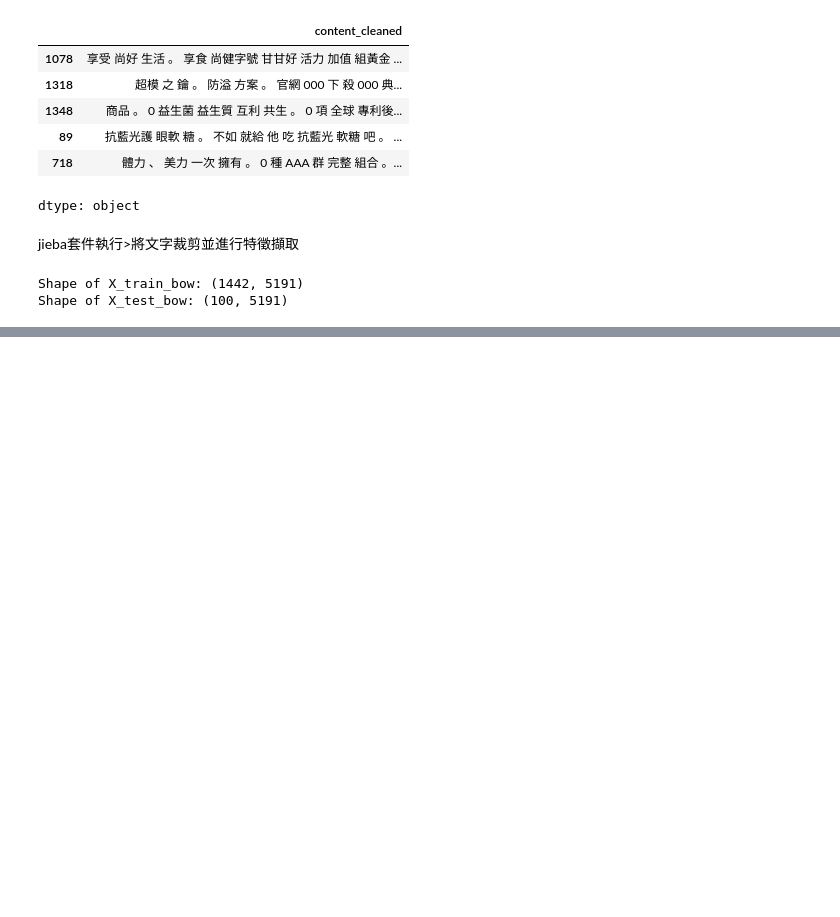
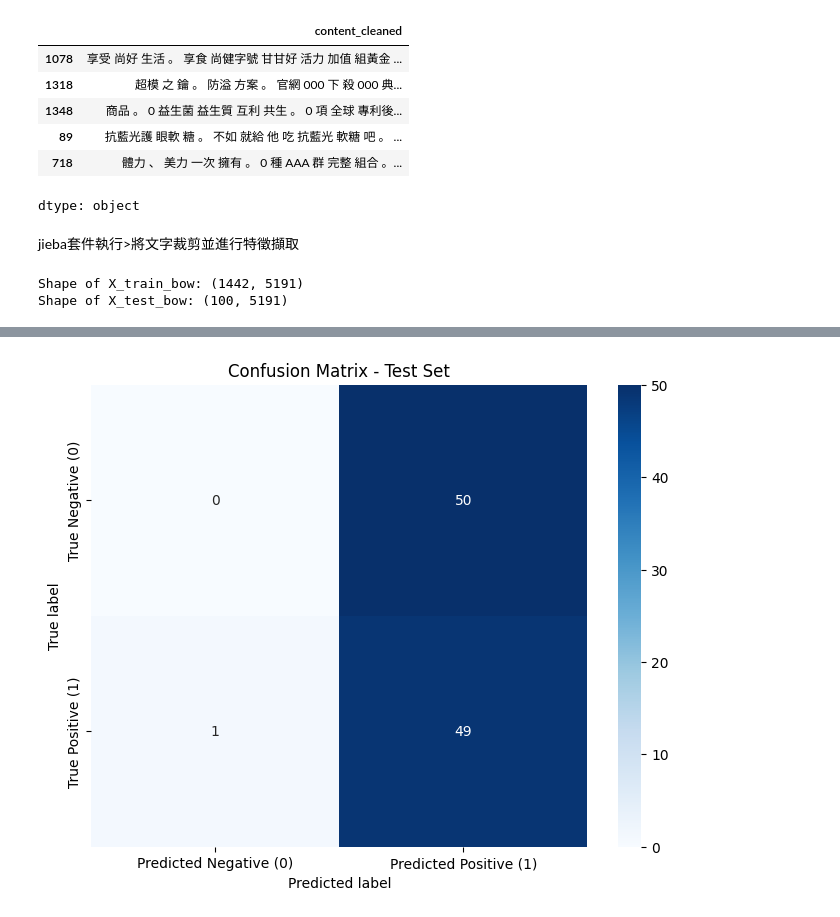
Before and after one commit to jennychiang-0912/MMFADataset-jenny, a Jupyter notebook: class_demo_code.ipynb, the cells around one changed output, grey strips where cells are left out. Saved outputs shown, nothing was run; the diff lists cells and outputs as text; code cells hidden in the pictures; blank space fills up the shorter version.

```diff
--- a/class_demo_code.ipynb
+++ b/class_demo_code.ipynb
@@ -227,0 +312,64 @@ Test Accuracy: 0.9400
+# %%
+from sklearn.metrics import confusion_matrix, classification_report
+import seaborn as sns
+import matplotlib.pyplot as plt
+import numpy as np
+
+# Ensure X_test_bow is a dense array and y_test is numerical
+X_test_dense = X_test_bow.toarray()
+y_test_numerical = y_test.astype(int).values
+
+# Predict probabilities and get class predictions
+y_pred_prob = model.predict(X_test_dense)
+y_pred = (y_pred_prob >= 0.5).astype(int).flatten()
+
+# Evaluate the model on the test set
+loss, accuracy = model.evaluate(X_test_dense, y_test_numerical)
+print(f"\nTest Loss: {loss:.4f}")
+print(f"Test Accuracy: {accuracy:.4f}")
+
+# Calculate and plot the confusion matrix
+cm = confusion_matrix(y_test_numerical, y_pred)
+plt.figure(figsize=(8, 6))
+sns.heatmap(cm, annot=True, fmt='d', cmap='Blues',
+            xticklabels=['Predicted Negative (0)', 'Predicted Positive (1)'],
+            yticklabels=['True Negative (0)', 'True Positive (1)'])
+plt.xlabel('Predicted label')
+plt.ylabel('True label')
+plt.title('Confusion Matrix - Test Set')
+plt.show()
+
+# Generate and print the classification report
+report = classification_report(y_test_numerical, y_pred)
+print("Classification Report:")
+print(report)
+
+# Generate and print examples
+results = pd.DataFrame({
+    "text": X_test,
+    "true": y_test_numerical,
+    "pred": y_pred
+})
+
+tn = results[(results.true == 0) & (results.pred == 0)]
+tp = results[(results.true == 1) & (results.pred == 1)]
+fn = results[(results.true == 1) & (results.pred == 0)]
+fp = results[(results.true == 0) & (results.pred == 1)]
+
+examples = []
+if len(tn) > 0: examples.append(("True Negative", tn.sample(1)))
+if len(tp) > 0: examples.append(("True Positive", tp.sample(1)))
+if len(fn) > 0: examples.append(("False Negative", fn.sample(1)))
+if len(fp) > 0: examples.append(("False Positive", fp.sample(1)))
+
+if len(examples) < 5:
+    more_samples = results.sample(5 - len(examples))
+    for _, row in more_samples.iterrows():
+        examples.append(("Random", row.to_frame().T))
+
+for label, row in examples:
+    print(f"\n[{label}]")
+    print("Text:", row["text"].values[0])
+    print("True Label:", row["true"].values[0])
+    print("Pred Label:", row["pred"].values[0])
+# %% [output]
@@ -227,0 +381 @@ Test Accuracy: 0.9400
+[figure, added]
```
Also changed, not shown: parts of 9 cells of this notebook.
